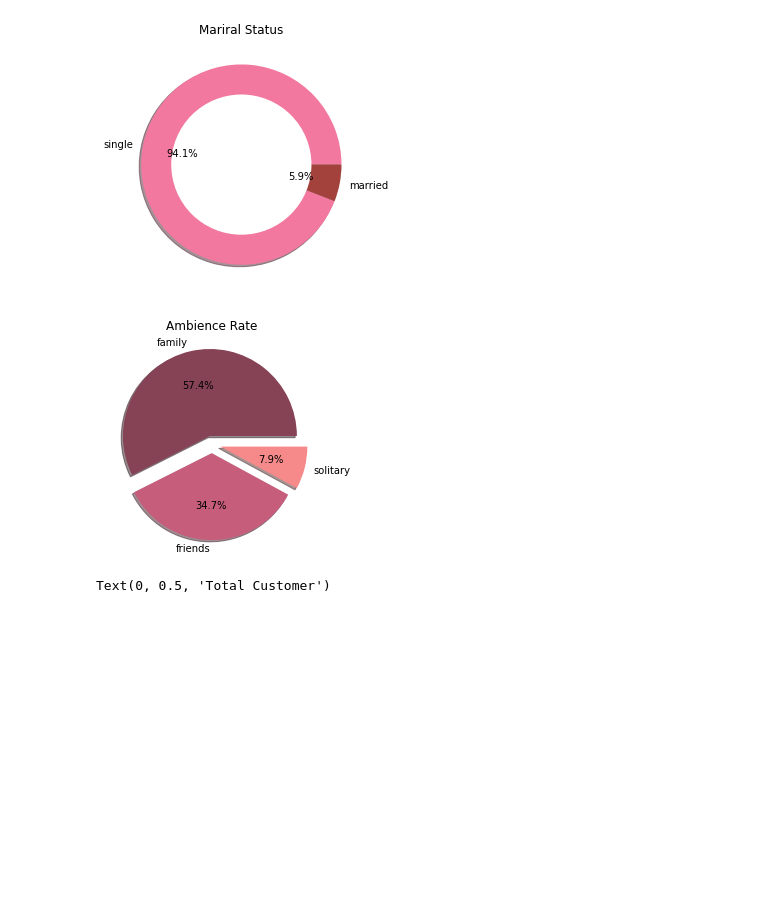
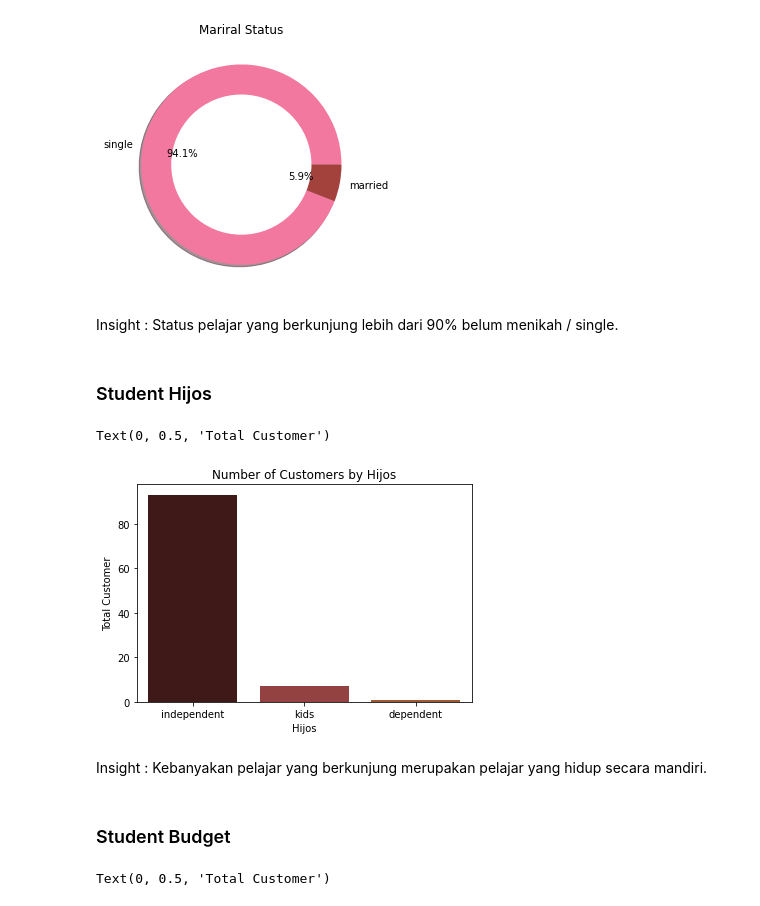
Before and after one commit to crzysab/Stupen-Task, a Jupyter notebook: Task3_Group1.ipynb, the cells around one changed output. Cells and saved outputs as stored; diff of their text form; code cells hidden in the pictures; blank space fills up the shorter version.

```diff
--- a/Task3_Group1.ipynb
+++ b/Task3_Group1.ipynb
@@ -254,3 +253,7 @@ df2.head()
 | 2 | U1003 | 22.119847 | -100.946527 | False | social drinker | formal | family | public | ... |
 | 4 | U1005 | 22.183477 | -100.959891 | False | abstemious | no preference | family | public | ... |
 | 5 | U1006 | 22.150000 | -100.983000 | True | social drinker | no preference | friends | car owner | ... |
+# %%
+# Menghitung umur customer 'student'
+df2['Age'] = 2022 - df['birth_year']
+df2.head()
@@ -299,15 +317,24 @@ plt.tight_layout()
 plt.show()
 # %% [output]
 [figure]
-# %%
-cols = ['#874356','#C65D7B','#F68989']
-data = pd.DataFrame(df2['ambience'].value_counts())
-data = data.reset_index()
-plt.pie(data['ambience'], labels=data['index'], autopct='%1.1f%%', colors = cols, shadow = True, explode = (0.1, 0.1, 0.1))
-plt.title('Ambience Rate')
-plt.show()
-# %% [output]
-[figure, removed]
+# %% [markdown]
+Insight : Status pelajar yang berkunjung lebih dari 90% belum menikah / single.
+# %% [markdown]
+### Student Hijos
+# %%
+ax = plt.axes()
+
+sns.countplot(x='hijos', data=df2, palette=['#461111','#A13333','#B3541E'])
+ax.set_title('Number of Customers by Hijos')
+ax.set_xlabel('Hijos')
+ax.set_ylabel('Total Customer')
+# %% [output]
+Text(0, 0.5, 'Total Customer')
+[figure, added]
+# %% [markdown]
+Insight : Kebanyakan pelajar yang berkunjung merupakan pelajar yang hidup secara mandiri.
+# %% [markdown]
+### Student Budget
 # %%
 ax = plt.axes()
 
```
Also changed, not shown: parts of 22 cells of this notebook.
